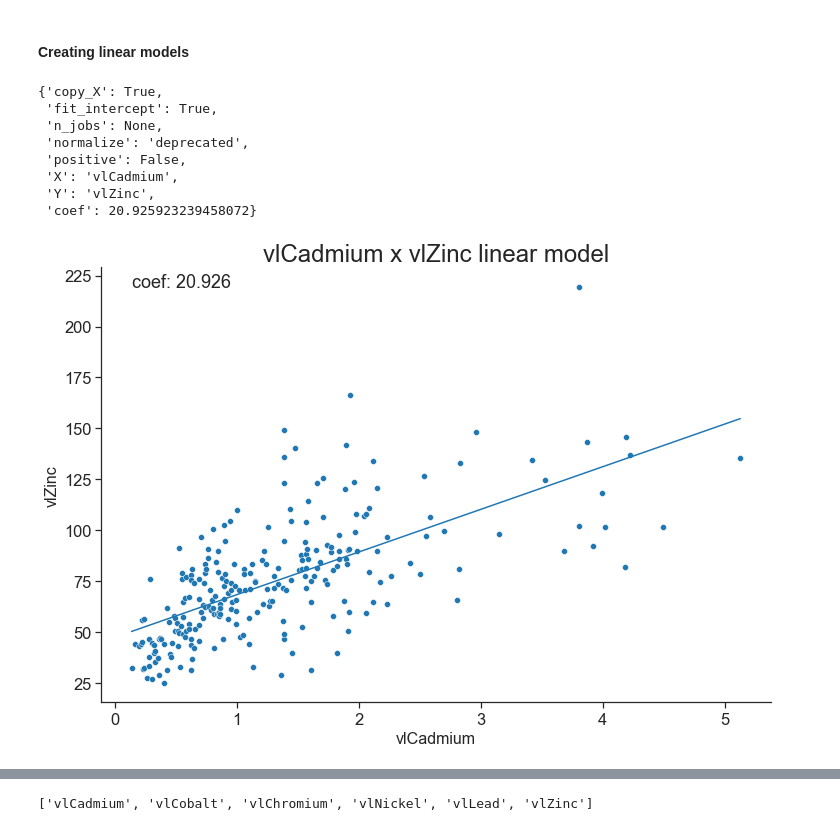
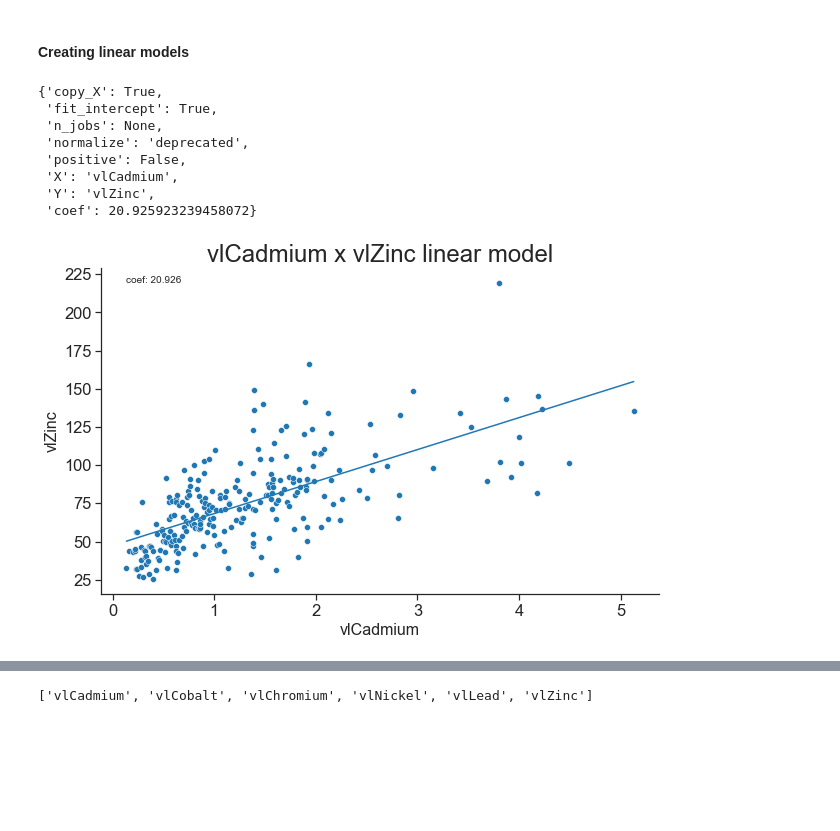
Before and after one commit to luschiro/workflows-geo-data, a Jupyter notebook: modulo_3/modulo_3.ipynb, the cells around one changed output, grey strips where cells are left out. Drawn from its saved outputs; the diff is of its cells as text; code cells hidden in the pictures; blank space fills up the shorter version.

```diff
--- a/modulo_3/modulo_3.ipynb
+++ b/modulo_3/modulo_3.ipynb
@@ -107,35 +107,35 @@ def linear_model_pair (df, x_elem, y_elem):
   line = reg.predict(xm)
 
   # model info
   model_dict = reg.get_params()
   model_dict['X'], model_dict['Y'] = x_elem, y_elem
   model_dict['coef'] = reg.coef_[0]
 
 
   # plotting
-  plt.figure(figsize=(12,8))
+  plt.figure(figsize=(10,6))
   sns.scatterplot(x=xm_plot, y=ym[:])
   p = sns.lineplot(x=xm_plot, y=line)
 
   p.set_title(f"{x_elem} x {y_elem} linear model", fontsize=24)
   p.set_xlabel(x_elem, fontsize=16)
   p.set_ylabel(y_elem, fontsize=16)
   plt.text(min(xm_plot), max(ym[:]), f"coef: {round(reg.coef_[0],3)}")
   sns.despine()
 
   return model_dict
 
 linear_model_pair(df_jura, "vlCadmium", "vlZinc")
 # %% [output]
 {'copy_X': True,
  'fit_intercept': True,
  'n_jobs': None,
  'normalize': 'deprecated',
  'positive': False,
  'X': 'vlCadmium',
  'Y': 'vlZinc',
  'coef': 20.925923239458072}
-[figure, old version]
+[figure, new version]
 # %%
 linear_model_pair(df_jura, "vlZinc", "vlNickel")
 # %% [output]
```
Also changed, not shown: parts of 1 cell of this notebook.
